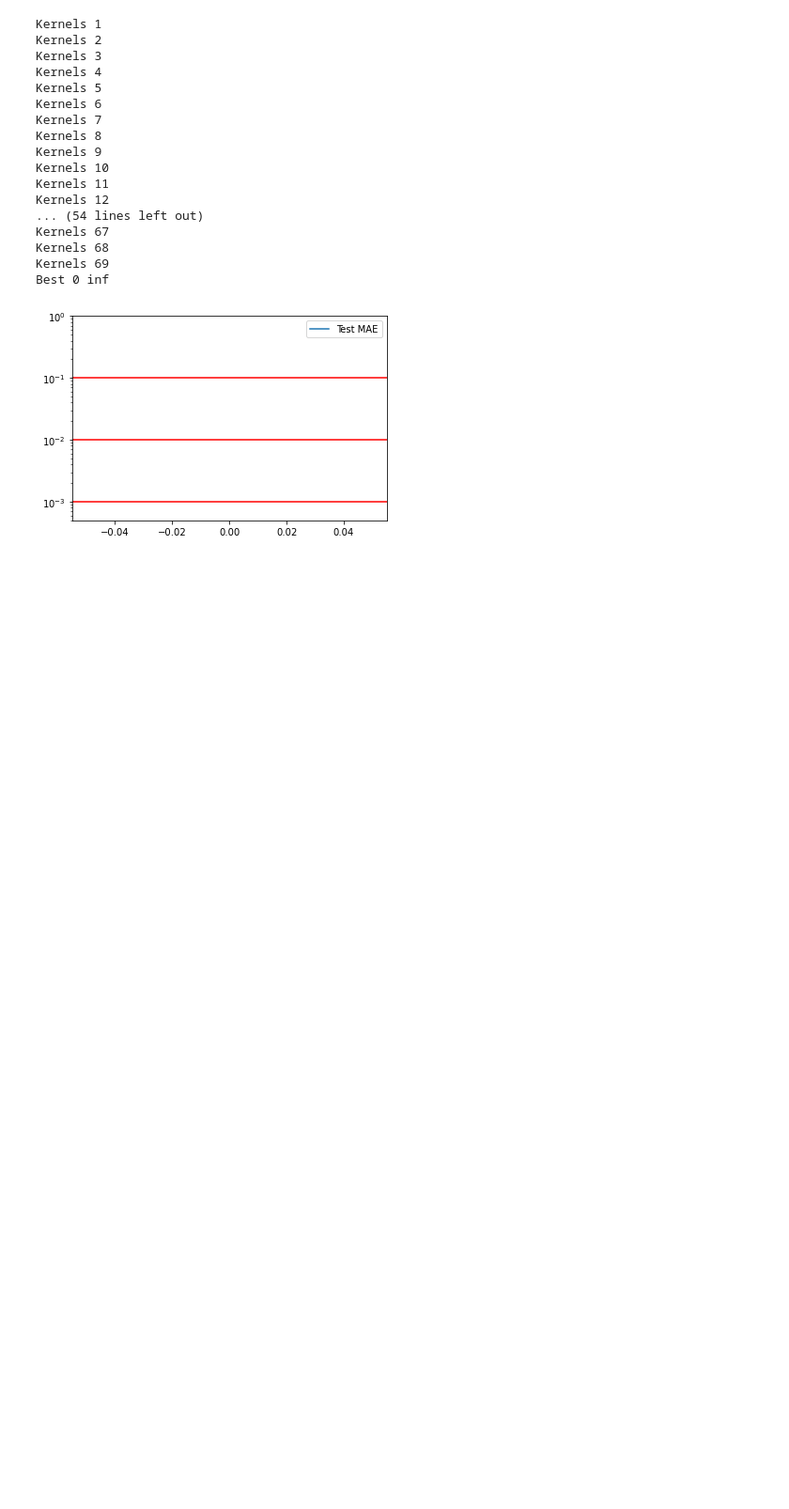
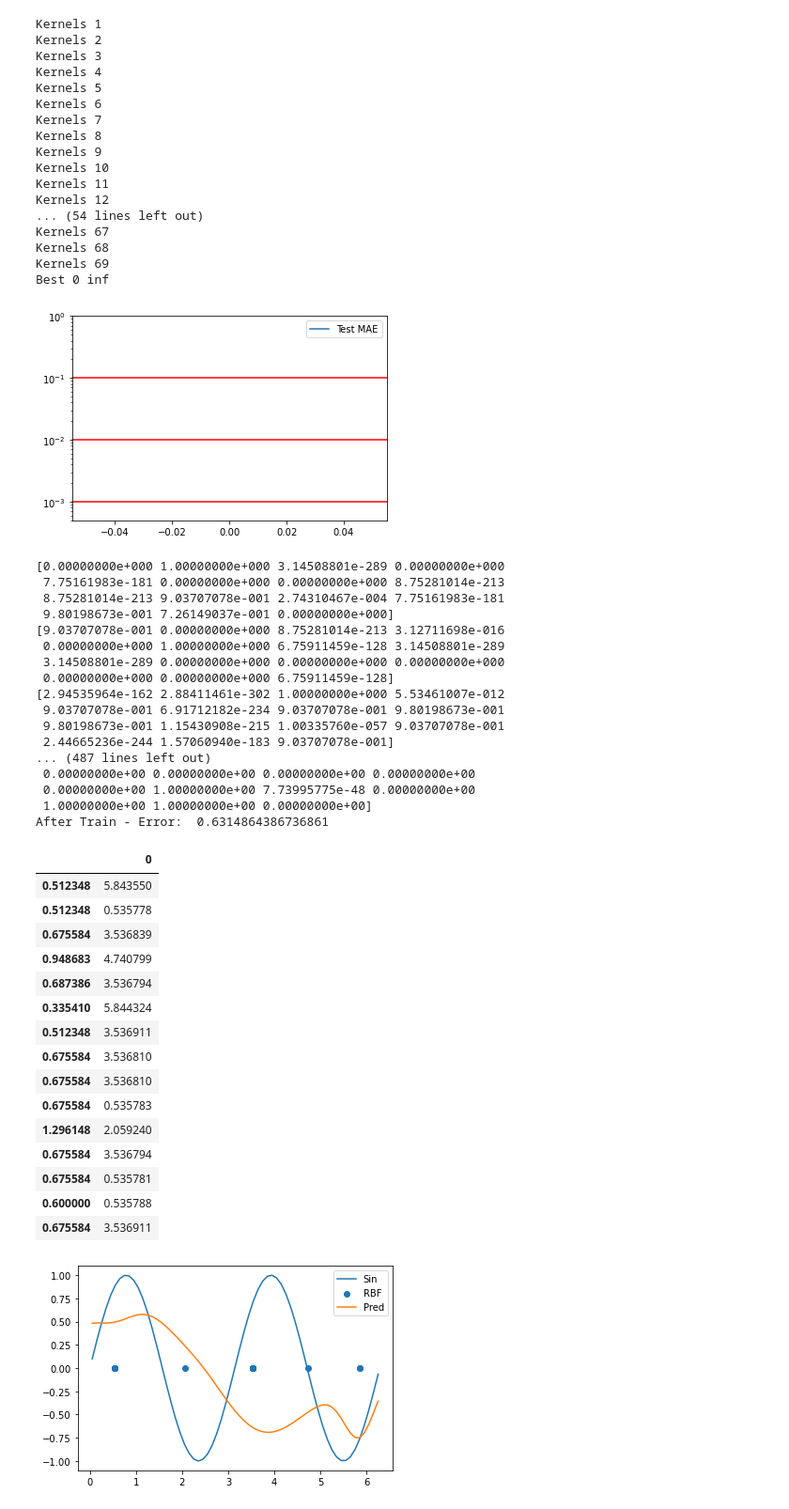
Before and after one commit to KevinArmbruster/ml_lab, a Jupyter notebook: Lab2/Task 3.ipynb, the cells around one changed output. Shown at 94% size. Drawn from its saved outputs; the diff is of its cells as text; code cells hidden in the pictures; blank space fills up the shorter version.

```diff
--- a/Lab2/Task 3.ipynb
+++ b/Lab2/Task 3.ipynb
@@ -140,9 +141,11 @@ class RBFNet:
 
         rows = []
         for i in range(X.shape[0]):
+            print("X_i", X[i].shape, X[i])
             row = [self.rbf_function(X[i], c, s) for c, s, in zip(self.kernel_centers, self.kernel_stds)]
             rows.append(row)
         phi = np.hstack(rows).T  # vstack does not work :((((((((
+        print("phi", phi.shape)
         assert phi.shape == (X.shape[0], self.k)
         return phi
 
@@ -164,15 +167,8 @@ class RBFNet:
         self.w = inv_cov @ phi.T @ y
         assert self.w.shape == (self.k, 1)
 
-    def shuffle(self, X, y):
-        to_shuffle = np.column_stack((X, y))
-        np.random.shuffle(to_shuffle)
-        _X = np.array([to_shuffle[:, 0]]).reshape(-1, 1)
-        _y = np.array([to_shuffle[:, 1]]).reshape(-1, 1)
-        return _X, _y
-
-    def delta_online_learning(self, X, y, cl=None):  # sequential
-        X, y = self.shuffle(X, y)
+    def delta_online_learning(self, X, y):  # sequential
+        X, y = shuffle(X, y)
 
         for i in range(len(X)):
             _x, _y = np.squeeze(X[i, :]), np.squeeze(y[i, :])
@@ -203,7 +199,7 @@ class RBFNet:
         last_error = np.inf
         if rule == "delta":
             for epoch in range(self.delta_epochs):
-                self.delta_online_learning(X, y, cl)
+                self.delta_online_learning(X, y)
 
                 # abort if converged
                 new_error = self.evaluate_residual_error(X, y)
@@ -266,6 +262,7 @@ class RBFNet:
         assert dist.shape == (self.k,)
 
         factors = np.array([self.neighborhood_function(d, epoch) for d in dist])
+        print(factors)
         assert factors.shape == (self.k,)
 
         for kernel_i in range(self.k):
@@ -1045,14 +1042,49 @@ Best 0 inf
 # %%
 
 X_train, y_train_sin, y_train_square = get_train_data(noise)
 X_test, y_test_sin, y_test_square = get_test_data(noise)
 
-rbf_vq = RBFNet(k=15, delta_epochs=500, cl_epochs=200)
+rbf_vq = RBFNet(k=15, delta_epochs=1, cl_epochs=2)
 y_pred_train_sin = rbf_vq.fit_and_predict(X_train, y_train_sin, rule="delta", cl="soft")
 
 sin_test_loss = rbf_vq.evaluate_residual_error(X_test, y_test_sin)
 y_pred_test_sin = rbf_vq.predict(X_test)
 
 display(pd.DataFrame(rbf_vq.kernel_centers, rbf_vq.kernel_stds))
 
 plot_rbf_with_data(rbf_vq, X_test, y_test_sin)
+# %% [output]
+[0.00000000e+000 1.00000000e+000 3.14508801e-289 0.00000000e+000
+ 7.75161983e-181 0.00000000e+000 0.00000000e+000 8.75281014e-213
+ 8.75281014e-213 9.03707078e-001 2.74310467e-004 7.75161983e-181
+ 9.80198673e-001 7.26149037e-001 0.00000000e+000]
+[9.03707078e-001 0.00000000e+000 8.75281014e-213 3.12711698e-016
+ 0.00000000e+000 1.00000000e+000 6.75911459e-128 3.14508801e-289
+ 3.14508801e-289 0.00000000e+000 0.00000000e+000 0.00000000e+000
+ 0.00000000e+000 0.00000000e+000 6.75911459e-128]
+[2.94535964e-162 2.88411461e-302 1.00000000e+000 5.53461007e-012
+ 9.03707078e-001 6.91712182e-234 9.03707078e-001 9.80198673e-001
+ 9.80198673e-001 1.15430908e-215 1.00335760e-057 9.03707078e-001
+ 2.44665236e-244 1.57060940e-183 9.03707078e-001]
+... (487 lines left out)
+ 0.00000000e+00 0.00000000e+00 0.00000000e+00 0.00000000e+00
+ 0.00000000e+00 1.00000000e+00 7.73995775e-48 0.00000000e+00
+ 1.00000000e+00 1.00000000e+00 0.00000000e+00]
+After Train - Error:  0.6314864386736861
+|  | 0 |
+| 0.512348 | 5.843550 |
+| 0.512348 | 0.535778 |
+| 0.675584 | 3.536839 |
+| 0.948683 | 4.740799 |
+| 0.687386 | 3.536794 |
+| 0.335410 | 5.844324 |
+| 0.512348 | 3.536911 |
+| 0.675584 | 3.536810 |
+| 0.675584 | 3.536810 |
+| 0.675584 | 0.535783 |
+| 1.296148 | 2.059240 |
+| 0.675584 | 3.536794 |
+| 0.675584 | 0.535781 |
+| 0.600000 | 0.535788 |
+| 0.675584 | 3.536911 |
+[figure, added]
```
Also changed, not shown: parts of 2 cells of this notebook, 1 other file.
